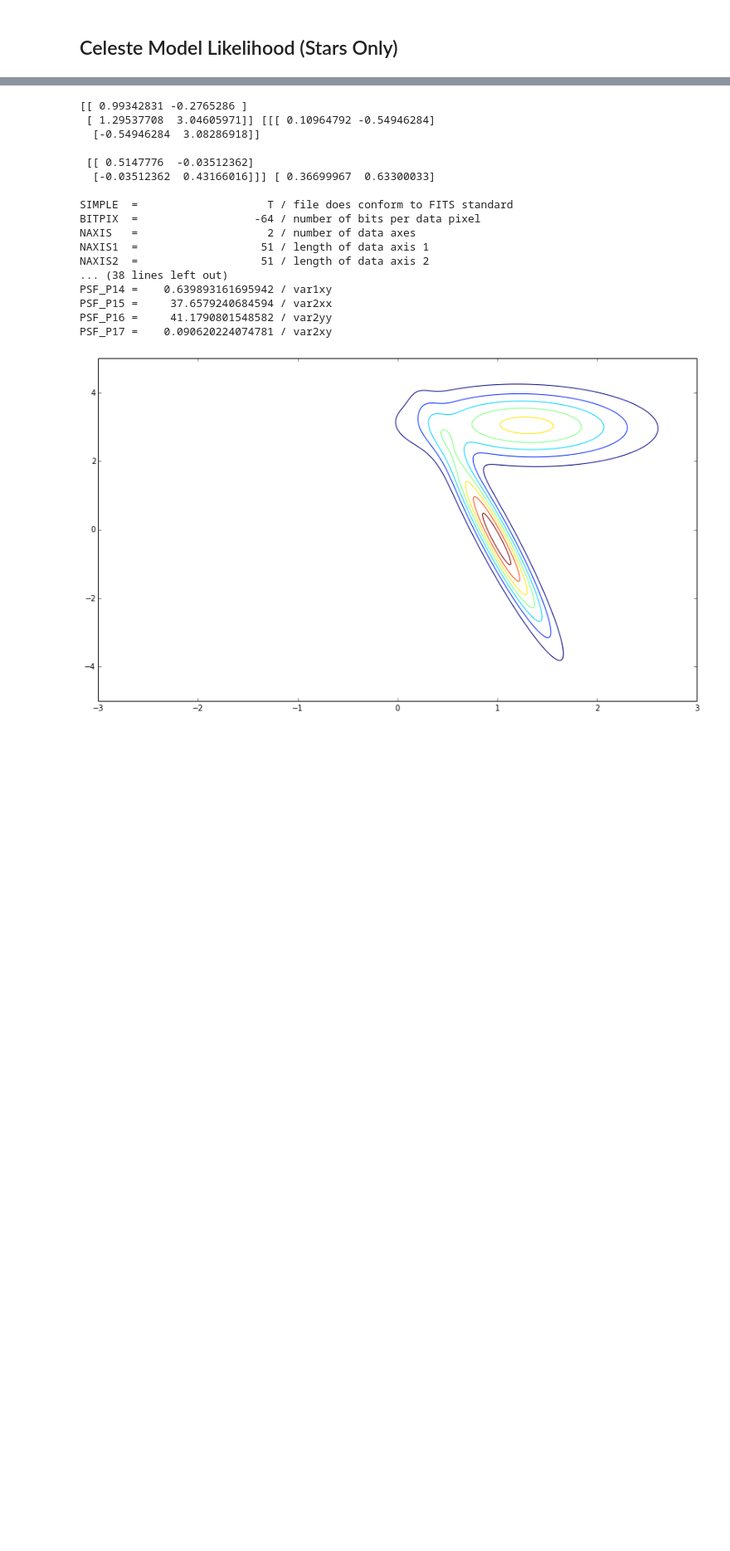
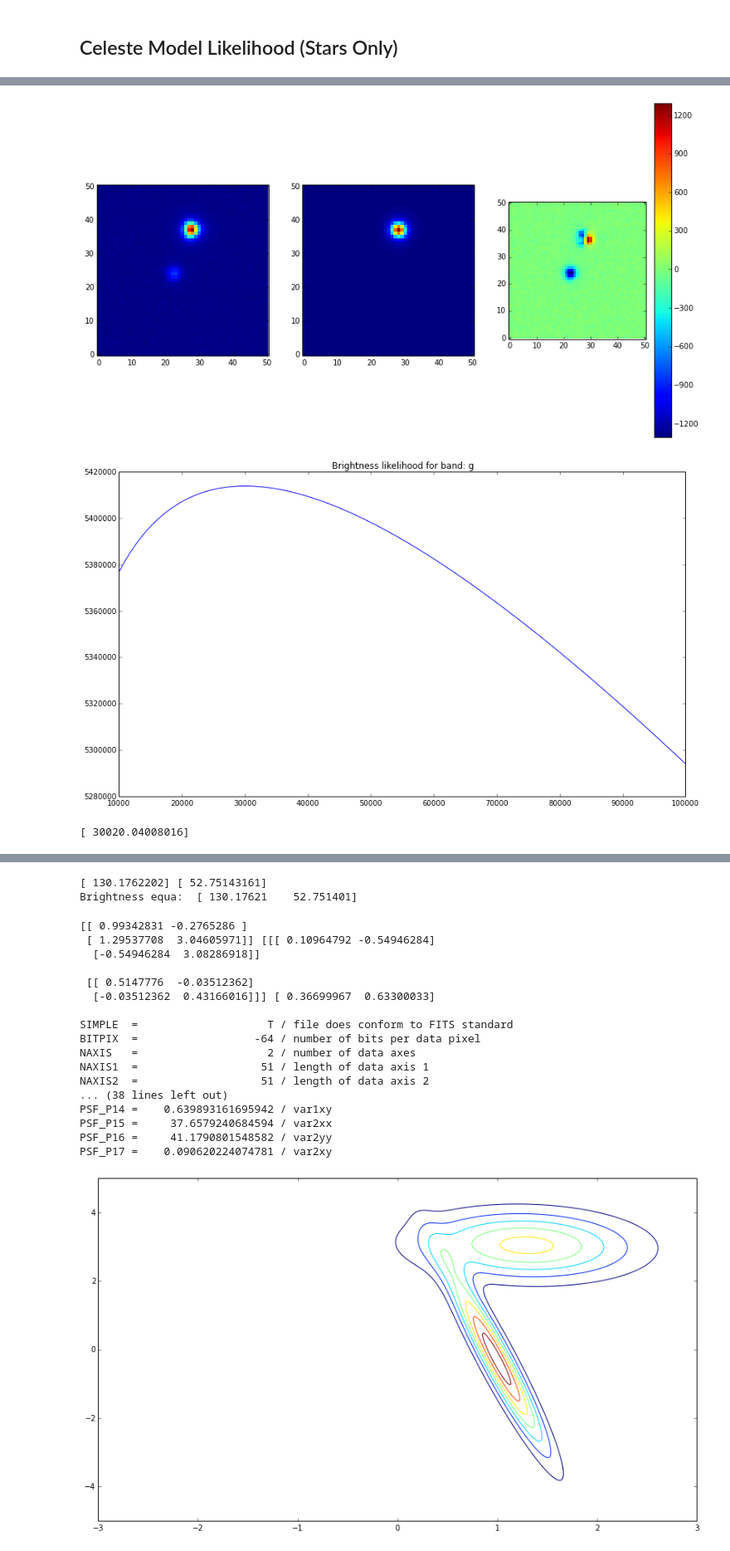
Before and after one commit to HIPS/DESI-MCMC, a Jupyter notebook: notebooks/FITS_File_Details.ipynb, the cells around one changed output, grey strips where cells are left out. Shown at 83% size. Cells and saved outputs as stored; diff of their text form; code cells hidden in the pictures; blank space fills up the shorter version.

```diff
--- a/notebooks/FITS_File_Details.ipynb
+++ b/notebooks/FITS_File_Details.ipynb
@@ -152,16 +145,17 @@ class FitsImage():
         # http://data.sdss3.org/datamodel/files/BOSS_PHOTOOBJ/frames/RERUN/RUN/CAMCOL/frame.html
         # (Neither of these look like integers)
         self.dn    = self.img / header["CALIB"] + header["SKY"]
-        self.nelec = self.dn * header["GAIN"]
+        self.nelec = np.round(self.dn * header["GAIN"])
         self.shape = self.nelec.shape
 
         # reference points
+        # TODO: Does CRPIX1 refer to the first axis of self.img ??
         self.rho_n = np.array([header['CRPIX1'], header['CRPIX2']])
         self.phi_n = np.array([header['CRVAL1'], header['CRVAL2']])
         self.Ups_n = np.array([[header['CD1_1'], header['CD1_2']],
                                [header['CD2_1'], header['CD2_2']]])
 
-        # TODO: set KAPPA and epsilon - both image specific
+        # set image specific KAPPA and epsilon
         self.kappa   = header['GAIN']     # TODO is this right??
         self.epsilon = header['SKY']
         self.darkvar = header['DARKVAR']  # also eventually contributes to mean?
@@ -320,0 +273,58 @@ NUM ELECTRONS:
+# %%
+## 0. Create an image
+fits_img = FitsImage('g', fits_file_template="../data/stamps/stamp-%s-130.1765-52.7501.fits")
+
+## 1. guess the location of the source find brightest spot in pixel space
+s_pix  = np.array(np.where(fits_img.nelec.max()==fits_img.nelec)).squeeze()
+s_equa = fits_img.pixel2equa(s_pix)
+src    = PointSrcParams(s_equa, b={'r':1, 'g':30020.}, t=1.)
+
+## 2. Plot model image
+model_image = gen_model_image([src], fits_img)
+fig, axarr = plt.subplots(1, 3)
+axarr[0].imshow(fits_img.nelec.T, interpolation='none', origin='lower')
+axarr[1].imshow(model_image.T, interpolation='none', origin='lower')
+im = axarr[2].imshow(model_image.T - fits_img.nelec.T, interpolation='none', origin='lower')
+plt.colorbar(im)
+plt.show()
+
+## 3. Look at profile likelihood over band
+b_grid = np.linspace(1e4, 1e5, 500)
+lls    = np.zeros(b_grid.shape)
+for i, b in enumerate(b_grid):
+    # update brightness param
+    src.b[fits_img.band] = b
+    # compute likelihood
+    lls[i] = celeste_likelihood([src], fits_img)
+
+plt.plot(b_grid, lls)
+plt.title('Brightness likelihood for band: %s '%fits_img.band)
+plt.show()
+print b_grid[np.where(lls==lls.max())]
+
+## 4. Compute jont likelihood over position (given just one band)
+ra_grid = np.linspace(s_equa[0] - .0005, s_equa[0] + .0005, 50)
+de_grid = np.linspace(s_equa[1] - .0005, s_equa[1] + .0005, 50)
+rr, dd  = np.meshgrid(ra_grid, de_grid)
+lls     = np.zeros(rr.ravel().shape)
+for i, ug in enumerate(np.column_stack((rr.ravel(), dd.ravel()))):
+    # update ra/dec params
+    src.u = ug
+
+    # compute likelihood
+    lls[i] = celeste_likelihood([src], fits_img)
+plt.contour(rr, dd, lls.reshape(rr.shape))
+plt.xlabel("Right Ascension")
+plt.ylabel("Declination")
+plt.title('Log Likelihood over Right Ascension and Declination')
+plt.scatter(s_equa[0], s_equa[1], linewidth=2)
+plt.show()
+max_ind = np.where(lls.reshape(rr.shape)==lls.max())
+print ra_grid[max_ind[0]], de_grid[max_ind[1]]
+print "Brightness equa: ", s_equa
+
+#TODO Is there a goodness of fit test for poisson (or a very structured heteroskedastic gaussian)?
+# %% [output]
+[figure, added]
+[figure, added]
+[ 30020.04008016]
@@ -321,3 +332,5 @@ NUM ELECTRONS:
+[ 130.1762202] [ 52.75143161]
+Brightness equa:  [ 130.17621    52.751401]
 # %%
 # Vis test to make sure GMM is correct
 np.random.seed(42)
```
Also changed, not shown: parts of 11 cells of this notebook.
